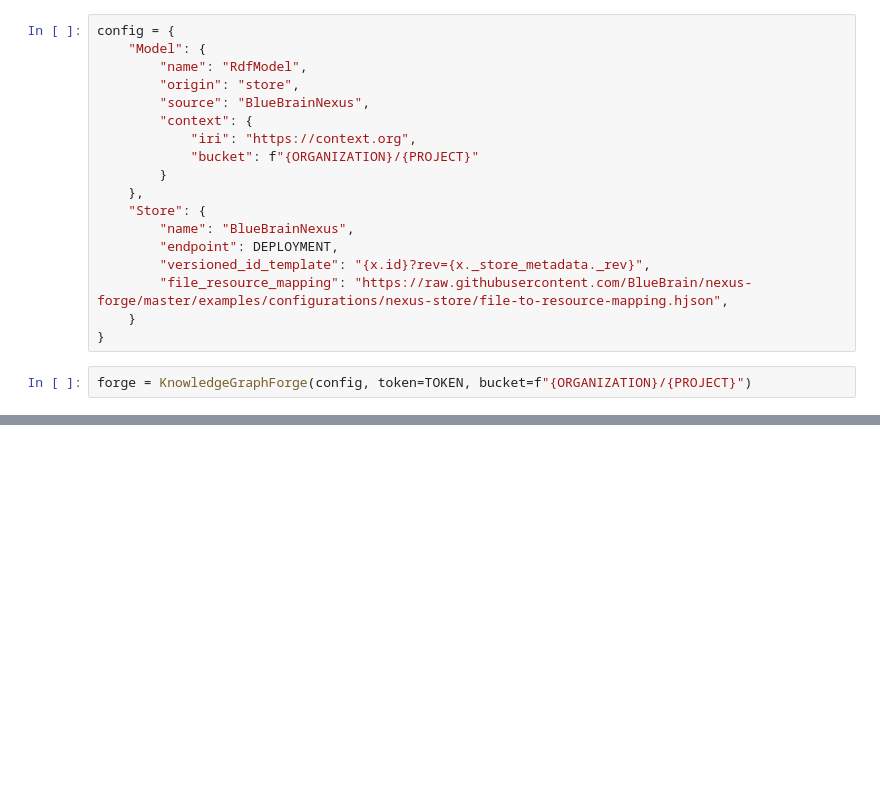
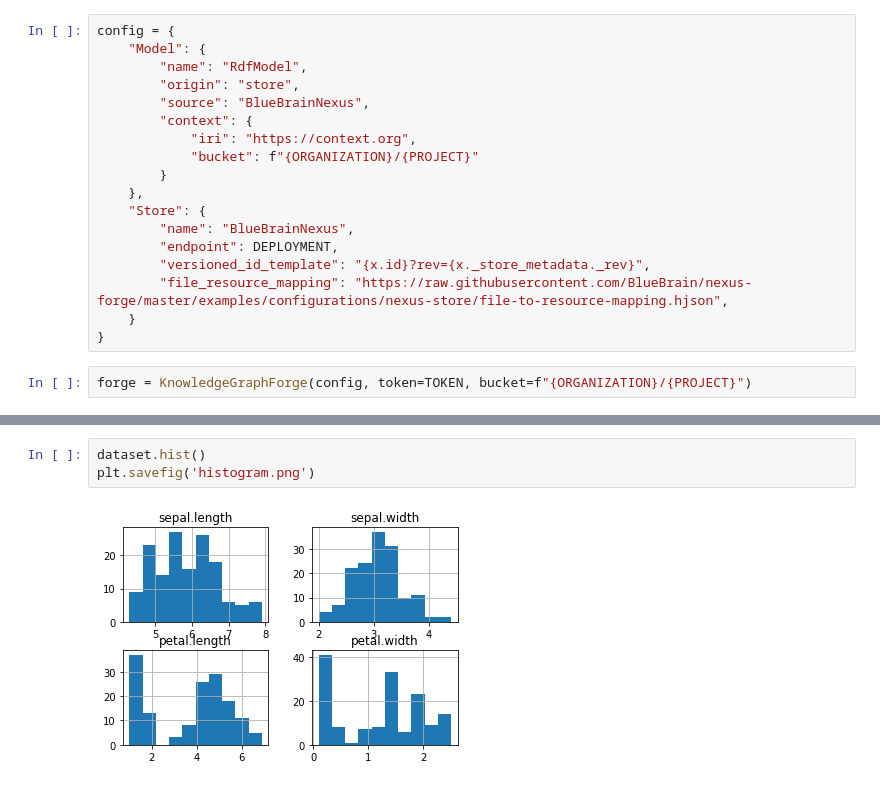
Before and after one commit to adulbrich/fusion-forge-demo, a Jupyter notebook: demo.ipynb, the cells around one changed output, grey strips where cells are left out. Cells and saved outputs as stored; diff of their text form; blank space fills up the shorter version.

```diff
--- a/demo.ipynb
+++ b/demo.ipynb
@@ -63,0 +106,5 @@ forge = KnowledgeGraphForge(config, token=TOKEN, bucket=f"{ORGANIZATION}/{PROJEC
+# %%
+dataset.hist()
+plt.savefig('histogram.png')
+# %% [output]
+[figure, added]
```
Also changed, not shown: parts of 43 cells of this notebook, 8 other files.
